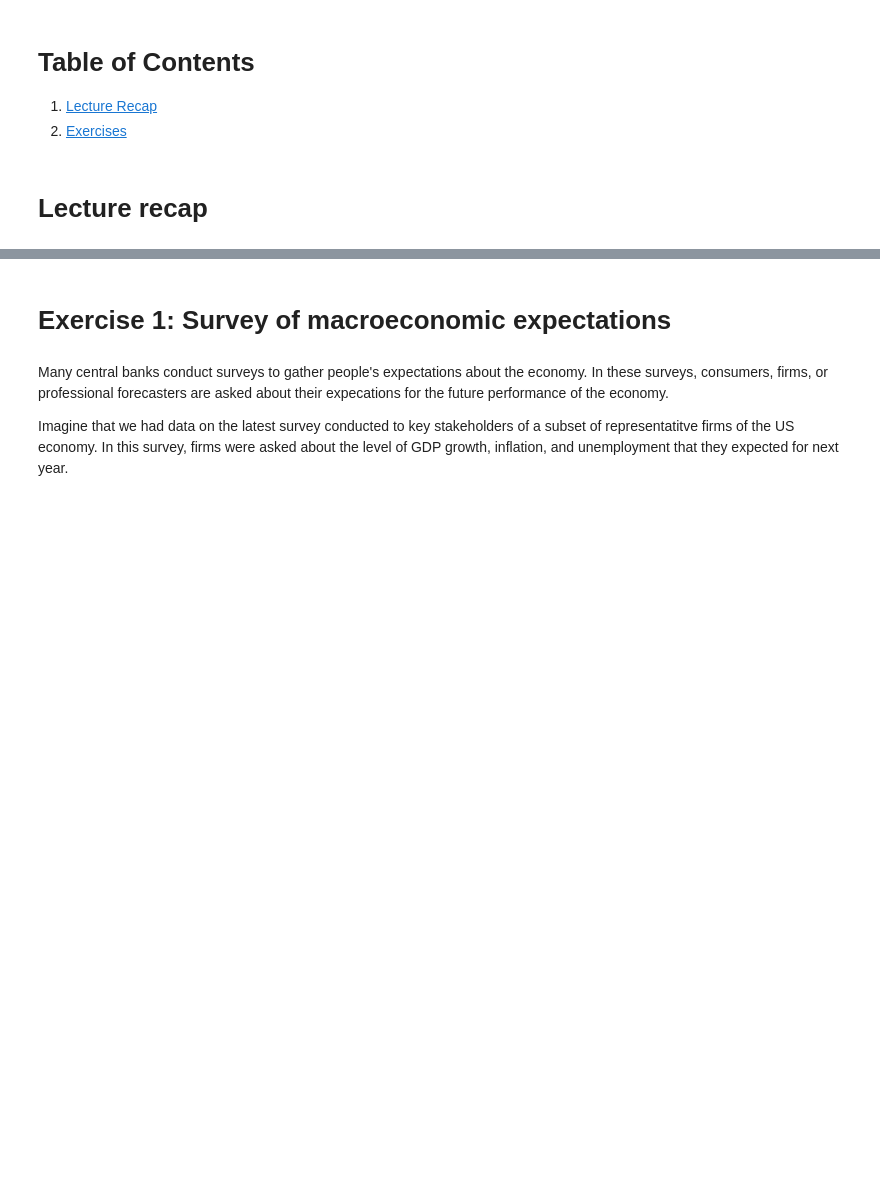
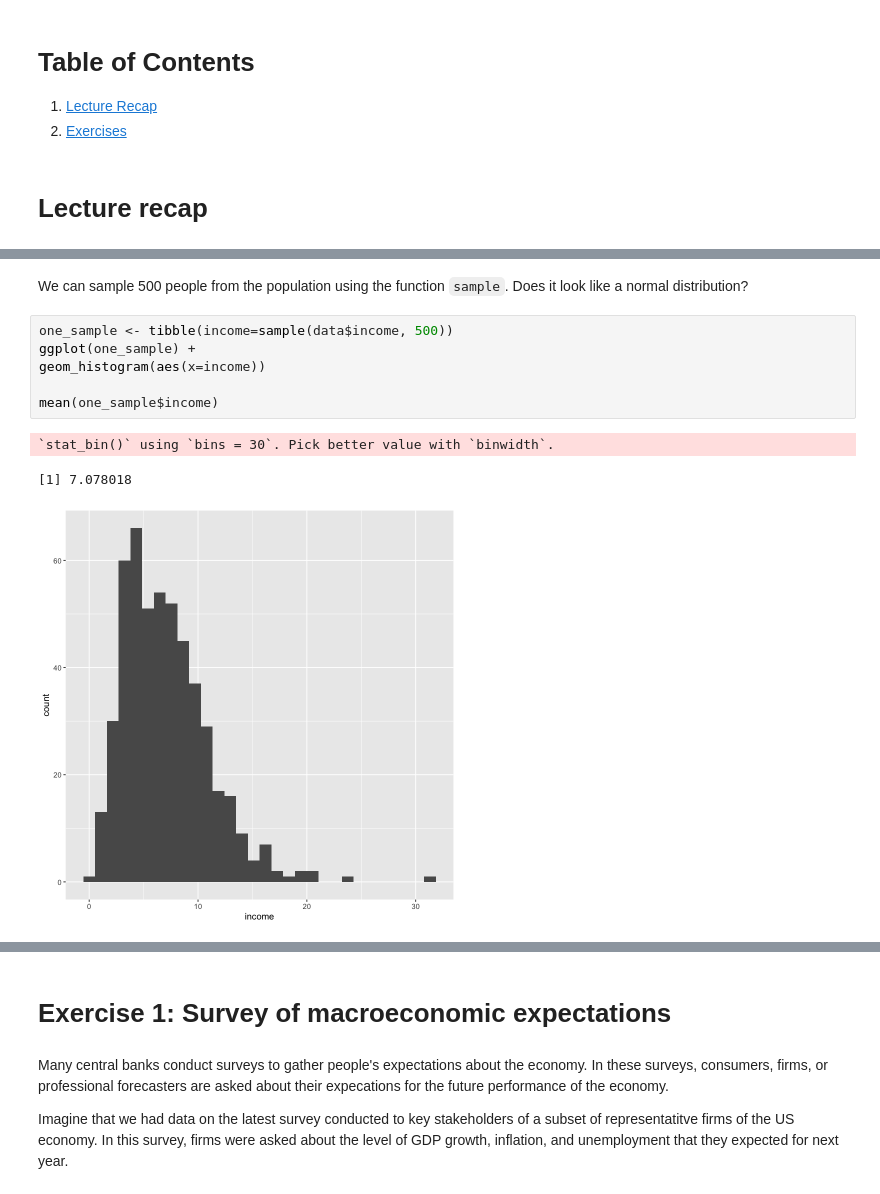
Before and after one commit to 5harad/API201-2022, a Jupyter notebook: review_sessions/review_6/review_6_answers.ipynb, the cells around one changed output, grey strips where cells are left out. Cells and saved outputs as stored; diff of their text form; blank space fills up the shorter version.

```diff
--- a/review_sessions/review_6/review_6_answers.ipynb
+++ b/review_sessions/review_6/review_6_answers.ipynb
@@ -13,0 +55,12 @@ xx confidence intervals
+# %% [markdown]
+We can sample 500 people from the population using the function `sample`. Does it look like a normal distribution?
+# %%
+one_sample <- tibble(income=sample(data$income, 500))
+ggplot(one_sample) +
+geom_histogram(aes(x=income))
+
+mean(one_sample$income)
+# %% [output]
+`stat_bin()` using `bins = 30`. Pick better value with `binwidth`.
+[1] 7.078018
+[figure, added]
```
Also changed, not shown: parts of 11 cells of this notebook, 1 other file.
